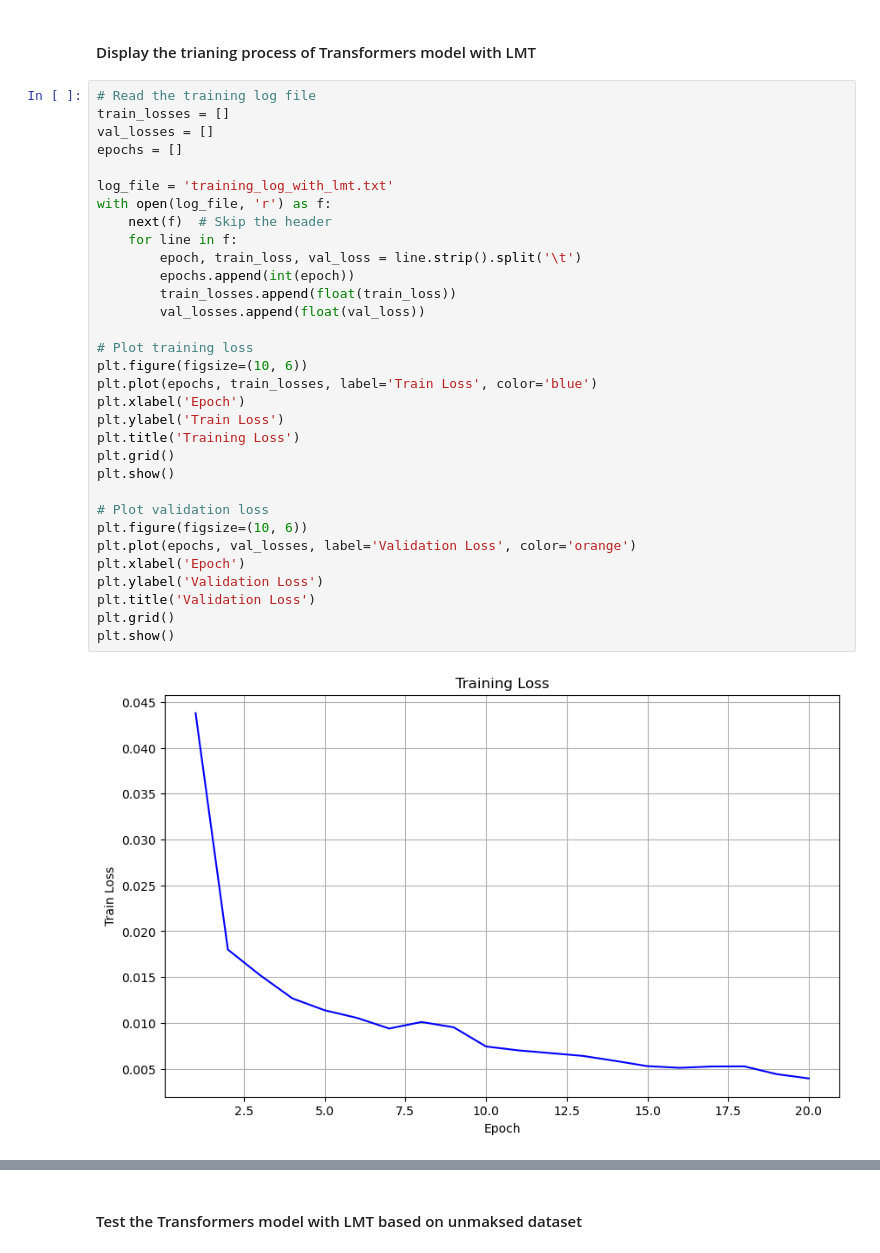
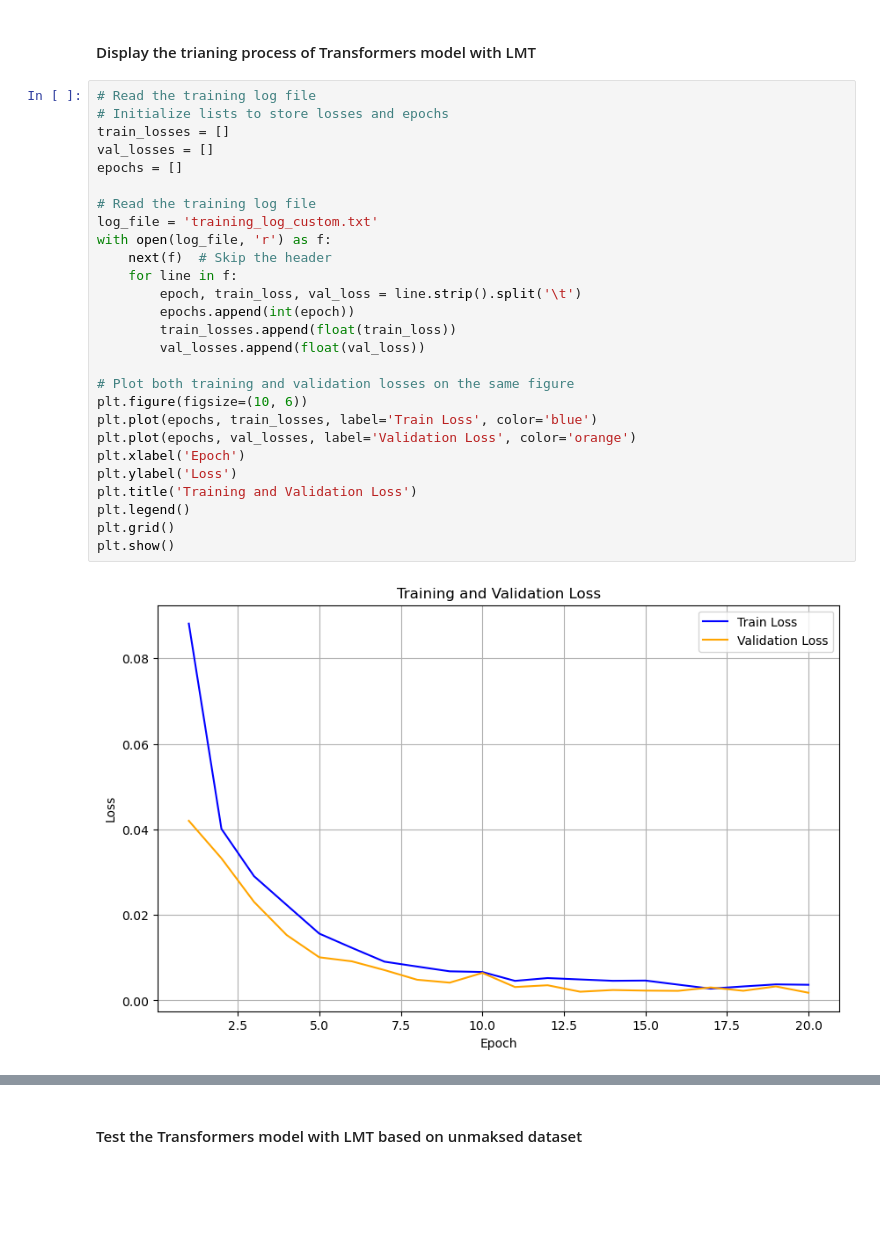
Before and after one commit to lewis777714-design/ECE-570-Purdue, a Jupyter notebook: Project_code.ipynb, the cells around one changed output, grey strips where cells are left out. Saved outputs shown, nothing was run; the diff lists cells and outputs as text; blank space fills up the shorter version.

```diff
--- a/Project_code.ipynb
+++ b/Project_code.ipynb
@@ -668,35 +698,30 @@ Training complete.
 #### Display the trianing process of Transformers model with LMT
 # %%
 # Read the training log file
+# Initialize lists to store losses and epochs
 train_losses = []
 val_losses = []
 epochs = []
 
-log_file = 'training_log_with_lmt.txt'
+# Read the training log file
+log_file = 'training_log_custom.txt'
 with open(log_file, 'r') as f:
     next(f)  # Skip the header
     for line in f:
         epoch, train_loss, val_loss = line.strip().split('\t')
         epochs.append(int(epoch))
         train_losses.append(float(train_loss))
         val_losses.append(float(val_loss))
 
-# Plot training loss
+# Plot both training and validation losses on the same figure
 plt.figure(figsize=(10, 6))
 plt.plot(epochs, train_losses, label='Train Loss', color='blue')
+plt.plot(epochs, val_losses, label='Validation Loss', color='orange')
 plt.xlabel('Epoch')
-plt.ylabel('Train Loss')
-plt.title('Training Loss')
+plt.ylabel('Loss')
+plt.title('Training and Validation Loss')
+plt.legend()
 plt.grid()
 plt.show()
-
-# Plot validation loss
-plt.figure(figsize=(10, 6))
-plt.plot(epochs, val_losses, label='Validation Loss', color='orange')
-plt.xlabel('Epoch')
-plt.ylabel('Validation Loss')
-plt.title('Validation Loss')
-plt.grid()
-plt.show()
 # %% [output]
-[figure, old version]
+[figure, new version]
```
Also changed, not shown: parts of 12 cells of this notebook.
